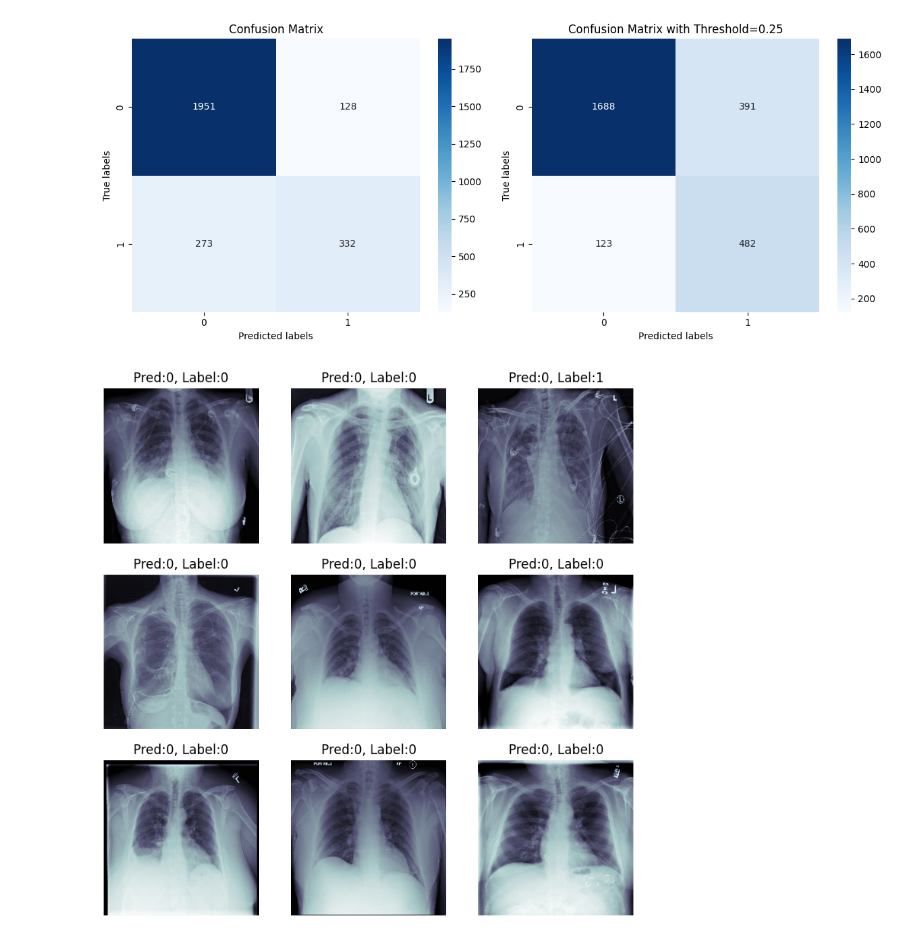
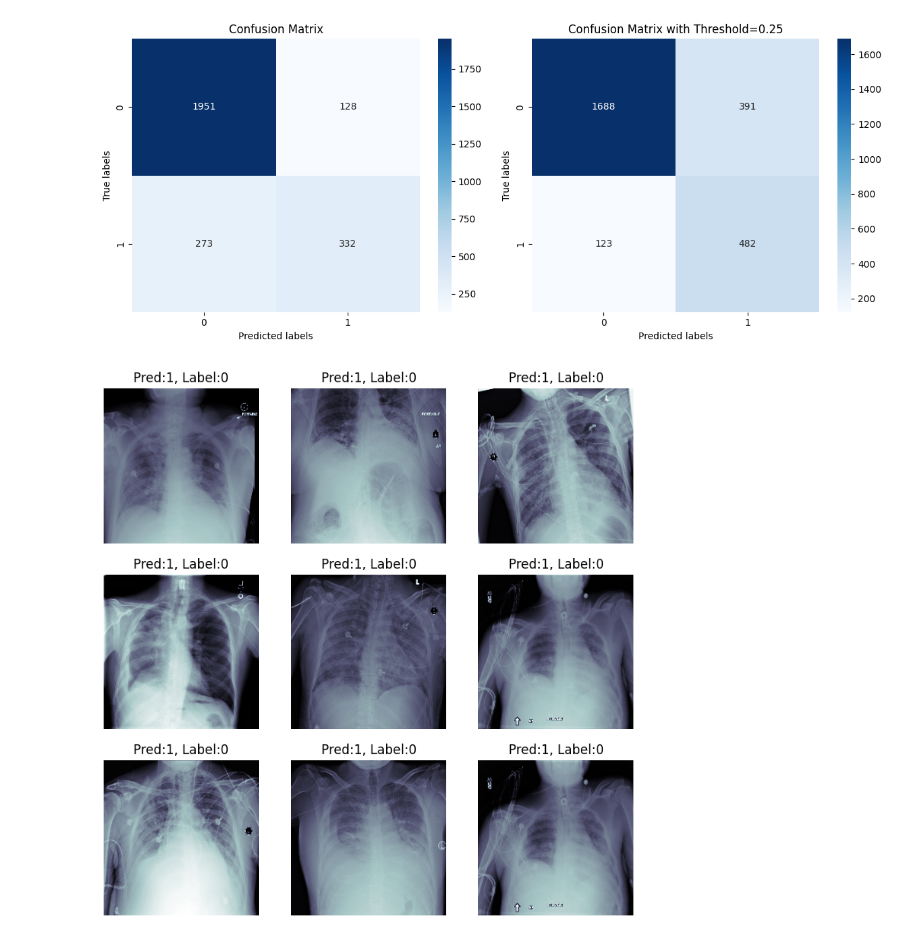
Before and after one commit to LauShang/rsna-pneumonia-detection-challenge, a Jupyter notebook: 2-Train.ipynb, the cells around one changed output. Saved outputs shown, nothing was run; the diff lists cells and outputs as text; code cells hidden in the pictures.

Commit message:
filtros y FP

```diff
--- a/2-Train.ipynb
+++ b/2-Train.ipynb
@@ -354,0 +373,24 @@ Calcular las predicciones en todo el conjunto de datos de validación y almacena
+# %%
+## Visualizar Kernels
+# Obtener la primera capa convolucional
+conv1_weights = model.model.conv1.weight.data
+# Normalizar los pesos al rango [0, 1]
+normalized_weights = (conv1_weights - conv1_weights.min()) / (conv1_weights.max() - conv1_weights.min())
+# Número de filtros a visualizar
+num_filters = conv1_weights.shape[0]
+grid_size = int(num_filters ** 0.5)  # Aseguramos que sea cuadrada
+rows, cols = grid_size, grid_size
+# Graficar en una cuadrícula de 8x8
+fig, axes = plt.subplots(rows, cols, figsize=(20, 20))  # Ajusta el tamaño de la figura
+for i in range(rows):
+    for j in range(cols):
+        filter_idx = i * cols + j
+        if filter_idx < num_filters:
+            ax = axes[i, j]
+            ax.imshow(normalized_weights[filter_idx, 0, :, :].cpu().numpy(), cmap='gray')
+            ax.axis('off')
+        else:
+            axes[i, j].axis('off')  # Desactiva ejes vacíos
+
+plt.tight_layout()
+plt.show()
@@ -433,14 +477,22 @@ plt.tight_layout()
 plt.show()
 # %% [output]
 [figure]
+# %%
+# Convertir las predicciones en etiquetas binarias (umbral en 0.5)
+predicted_labels = (preds > 0.5).int()
+# Identificar los índices de los falsos positivos
+false_positives_indices = (predicted_labels == 1) & (labels == 0)
+false_negatives_indices = (predicted_labels == 0) & (labels == 1)
+false_positives_indices = false_positives_indices.nonzero(as_tuple=True)[0]
+false_negatives_indices = false_negatives_indices.nonzero(as_tuple=True)[0]
 # %%
 fig, axis = plt.subplots(3, 3, figsize=(9, 9))
 
 for i in range(3):
     for j in range(3):
-        rnd_idx = np.random.randint(0, len(preds))
+        rnd_idx = false_positives_indices[np.random.randint(0, len(false_positives_indices))]
         axis[i][j].imshow(val_dataset[rnd_idx][0][0], cmap="bone")
         axis[i][j].set_title(f"Pred:{int(preds[rnd_idx] > 0.5)}, Label:{labels[rnd_idx]}")
         axis[i][j].axis("off")
 # %% [output]
-[figure, old version]
+[figure, new version]
```
Also changed, not shown: parts of 6 cells of this notebook, 2 other files.
